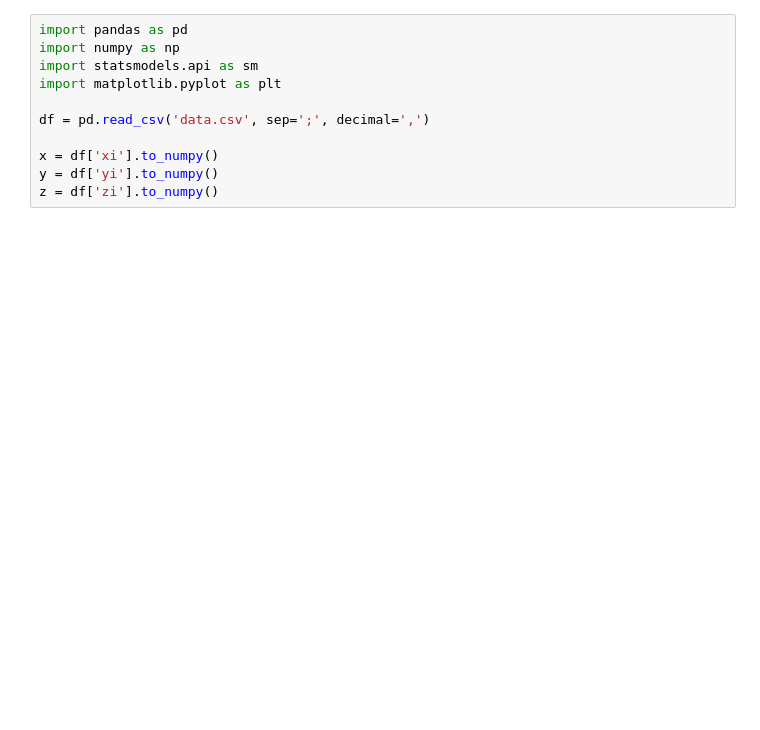
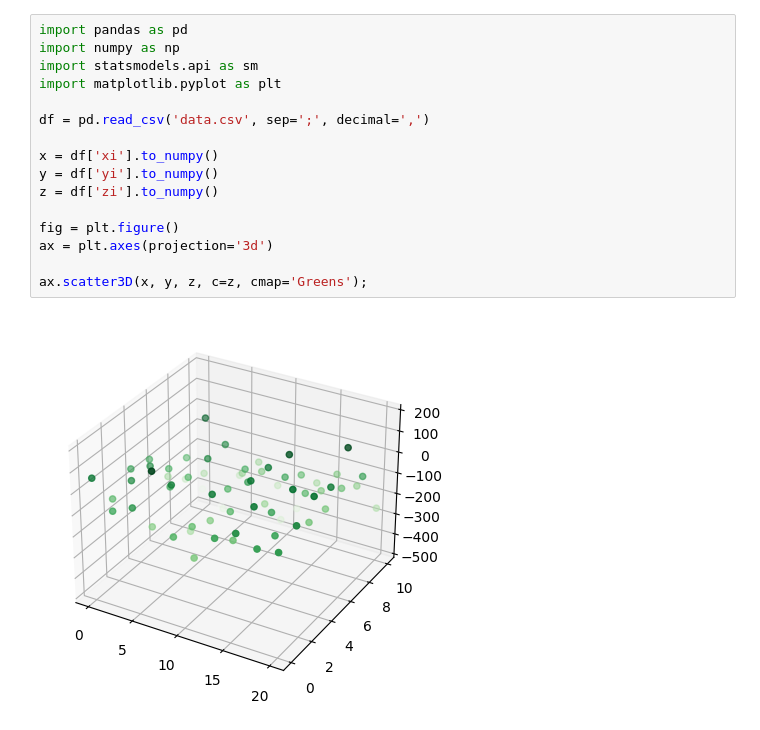
Before and after one commit to DI3GOcze/School-MSP-project, a Jupyter notebook: task2.ipynb, the cells around one changed output. Drawn from its saved outputs; the diff is of its cells as text; blank space fills up the shorter version.

```diff
--- a/task2.ipynb
+++ b/task2.ipynb
@@ -1,14 +1,21 @@
 # %%
 import pandas as pd
 import numpy as np
 import statsmodels.api as sm
 import matplotlib.pyplot as plt
 
 df = pd.read_csv('data.csv', sep=';', decimal=',')
 
 x = df['xi'].to_numpy()
 y = df['yi'].to_numpy()
 z = df['zi'].to_numpy()
+
+fig = plt.figure()
+ax = plt.axes(projection='3d')
+
+ax.scatter3D(x, y, z, c=z, cmap='Greens');
+# %% [output]
+[figure, added]
 # %%
 # Z = b1 + b2*x + b3*y + b4*x^2 + b5*y^2 + b6*x*y
 F = np.column_stack((x,y, x**2, y**2, x*y))
```
Also changed, not shown: parts of 12 cells of this notebook, 3 other files.
